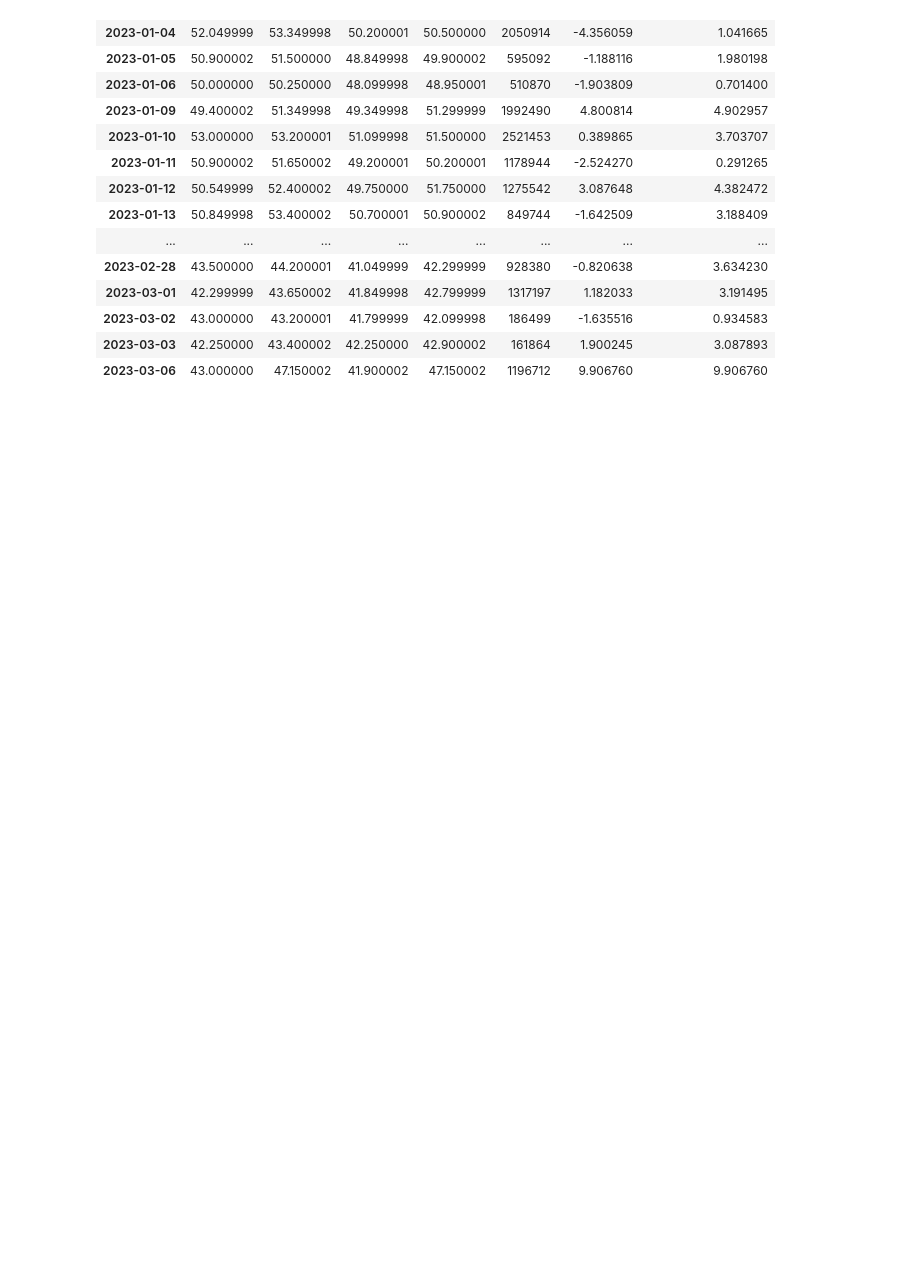
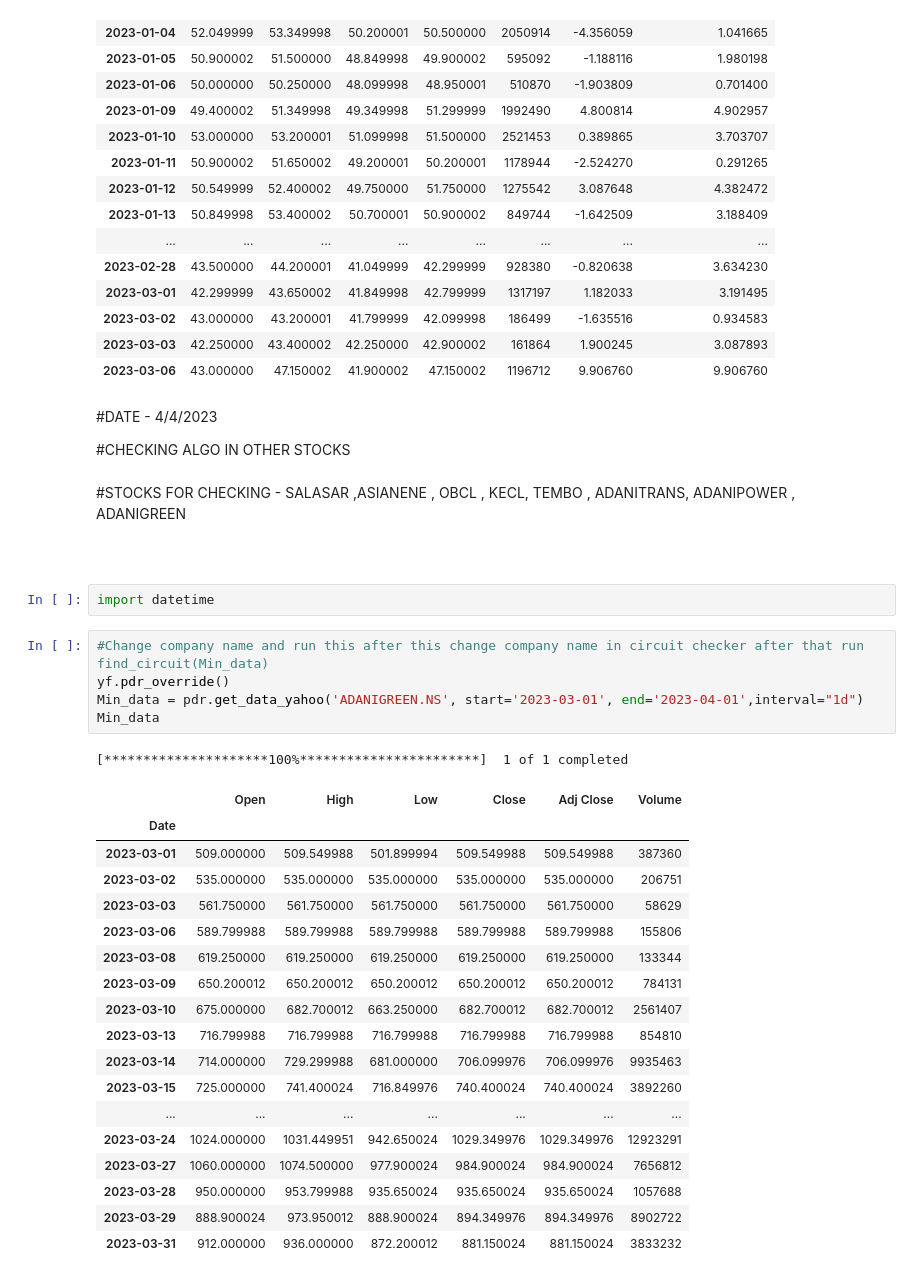
Before and after one commit to shreya139/Circuits-in-Stocks, a Jupyter notebook: Circuit_algo.ipynb, the cells around one changed output. Drawn from its saved outputs; the diff is of its cells as text; blank space fills up the shorter version.

```diff
--- a/Circuit_algo.ipynb
+++ b/Circuit_algo.ipynb
@@ -127,3 +134,38 @@ See the caveats in the documentation: https://pandas.pydata.org/pandas-docs/stab
 | 2023-03-02 | 43.000000 | 43.200001 | 41.799999 | 42.099998 | 186499 | -1.635516 | 0.934583 |
 | 2023-03-03 | 42.250000 | 43.400002 | 42.250000 | 42.900002 | 161864 | 1.900245 | 3.087893 |
 | 2023-03-06 | 43.000000 | 47.150002 | 41.900002 | 47.150002 | 1196712 | 9.906760 | 9.906760 |
+# %% [markdown]
+#DATE - 4/4/2023
+
+#CHECKING ALGO IN OTHER STOCKS
+# %% [markdown]
+#STOCKS FOR CHECKING - SALASAR ,ASIANENE , OBCL , KECL, TEMBO , ADANITRANS, ADANIPOWER , ADANIGREEN
+# %% [markdown]
+#
+# %%
+import datetime
+# %%
+#Change company name and run this after this change company name in circuit checker after that run find_circuit(Min_data)
+yf.pdr_override()
+Min_data = pdr.get_data_yahoo('ADANIGREEN.NS', start='2023-03-01', end='2023-04-01',interval="1d")
+Min_data
+# %% [output]
+[*********************100%***********************]  1 of 1 completed
+|  | Open | High | Low | Close | Adj Close | Volume |
+| Date |  |  |  |  |  |  |
+| 2023-03-01 | 509.000000 | 509.549988 | 501.899994 | 509.549988 | 509.549988 | 387360 |
+| 2023-03-02 | 535.000000 | 535.000000 | 535.000000 | 535.000000 | 535.000000 | 206751 |
+| 2023-03-03 | 561.750000 | 561.750000 | 561.750000 | 561.750000 | 561.750000 | 58629 |
+| 2023-03-06 | 589.799988 | 589.799988 | 589.799988 | 589.799988 | 589.799988 | 155806 |
+| 2023-03-08 | 619.250000 | 619.250000 | 619.250000 | 619.250000 | 619.250000 | 133344 |
+| 2023-03-09 | 650.200012 | 650.200012 | 650.200012 | 650.200012 | 650.200012 | 784131 |
+| 2023-03-10 | 675.000000 | 682.700012 | 663.250000 | 682.700012 | 682.700012 | 2561407 |
+| 2023-03-13 | 716.799988 | 716.799988 | 716.799988 | 716.799988 | 716.799988 | 854810 |
+| 2023-03-14 | 714.000000 | 729.299988 | 681.000000 | 706.099976 | 706.099976 | 9935463 |
+| 2023-03-15 | 725.000000 | 741.400024 | 716.849976 | 740.400024 | 740.400024 | 3892260 |
+| ... | ... | ... | ... | ... | ... | ... |
+| 2023-03-24 | 1024.000000 | 1031.449951 | 942.650024 | 1029.349976 | 1029.349976 | 12923291 |
+| 2023-03-27 | 1060.000000 | 1074.500000 | 977.900024 | 984.900024 | 984.900024 | 7656812 |
+| 2023-03-28 | 950.000000 | 953.799988 | 935.650024 | 935.650024 | 935.650024 | 1057688 |
+| 2023-03-29 | 888.900024 | 973.950012 | 888.900024 | 894.349976 | 894.349976 | 8902722 |
+| 2023-03-31 | 912.000000 | 936.000000 | 872.200012 | 881.150024 | 881.150024 | 3833232 |
```
Also changed, not shown: parts of 6 cells of this notebook.
